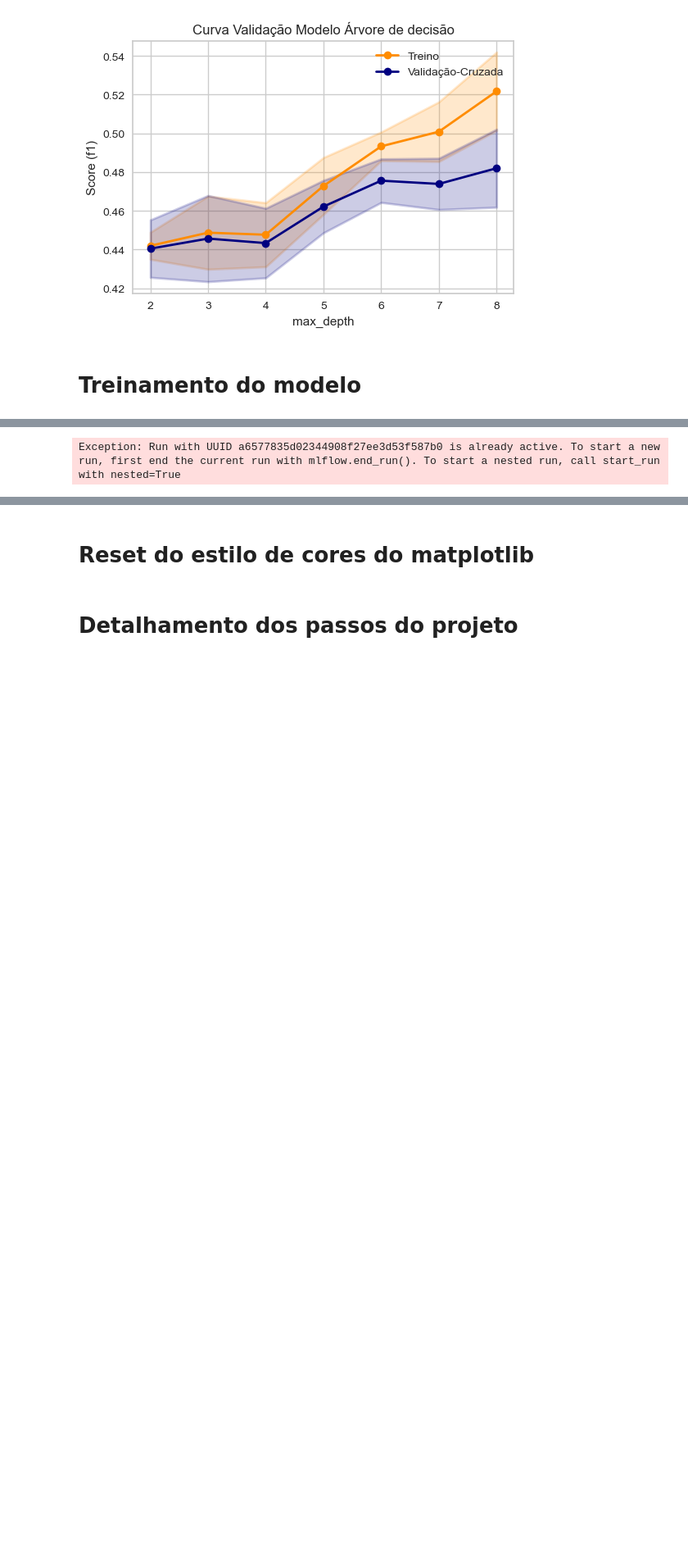
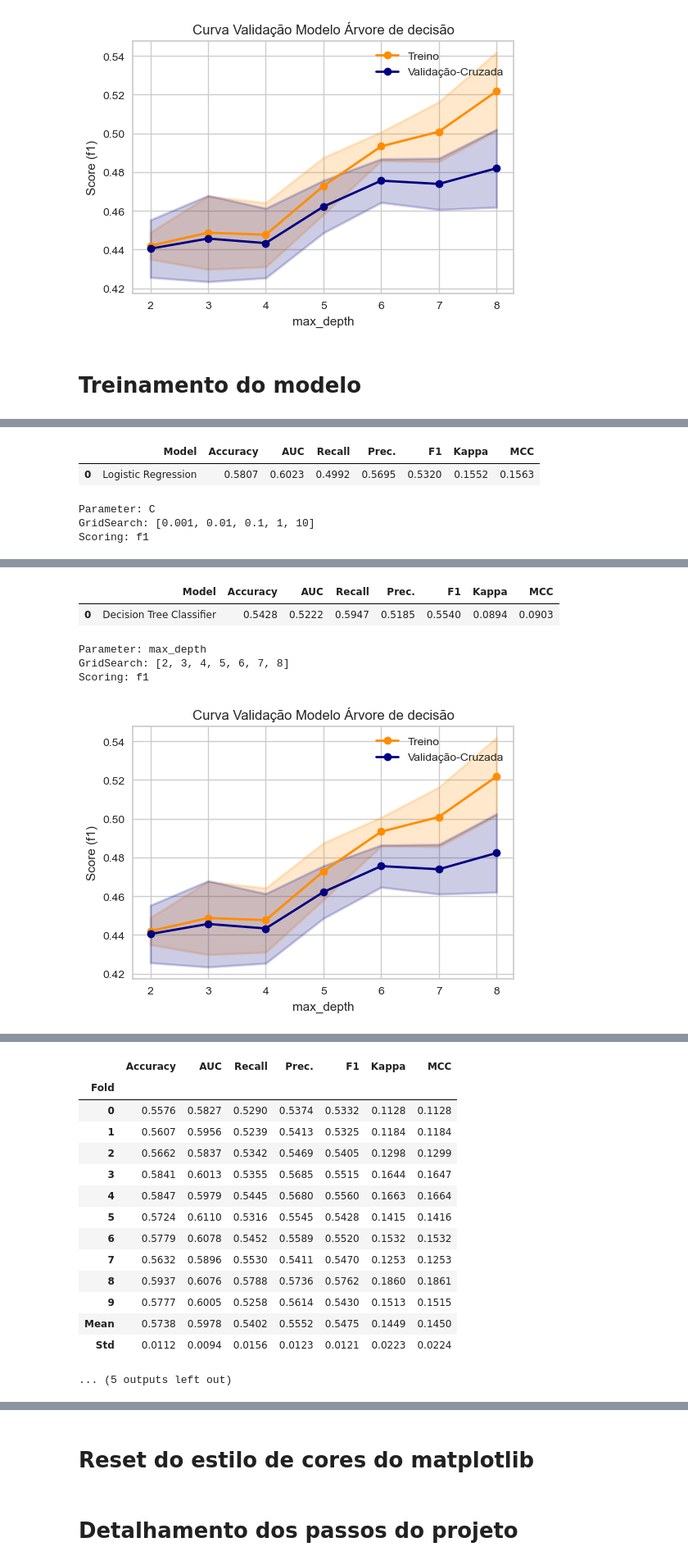
Before and after one commit to ralima/projeto-final-ml-eng, a Jupyter notebook: code/projeto_final.ipynb, the cells around one changed output, grey strips where cells are left out. Shown: that part at 82% size. Saved outputs shown, nothing was run; the diff lists cells and outputs as text; code cells hidden in the pictures; blank space fills up the shorter version.

```diff
--- a/code/projeto_final.ipynb
+++ b/code/projeto_final.ipynb
@@ -225,4 +230,8 @@ Scoring: f1
 # %%
+registered_model_name = 'modelo_kobe'
+nexamples = 5
+model_version = -1
+
 with mlflow.start_run(experiment_id=experiment_id, run_name = 'Treinamento'):
     # configura pycaret
     experiment = pycaret_classification.setup(
@@ -244,7 +253,7 @@ with mlflow.start_run(experiment_id=experiment_id, run_name = 'Treinamento'):
     yhat_test = experiment.predict_model(list_models[0])
     lr_image_name = plot_parameter_validation_curve(xtrain.drop(coluna_alvo, axis=1), ytrain, 'C', {'C': [0.001, 0.01, 0.1, 1, 10]}, list_models[0], 'Regressão Logística', 'f1', logx=True)
 
-    mlflow.log_artifact(lr_image_name, run_id=mlflow_run.info.run_id)
+    mlflow.log_artifact(lr_image_name)
 
     os.remove(lr_image_name)
 
@@ -268,5 +277,47 @@ with mlflow.start_run(experiment_id=experiment_id, run_name = 'Treinamento'):
     })
 
     # Finaliza o melhor modelo ( Regressão Logística)
-#    tune_model = experiment.tune_model(model)
+    tune_model = experiment.tune_model(list_models[0], optimize = 'f1', search_library = 'scikit-learn', search_algorithm = 'random',  n_iter = 4)
+
+    yhat_test = experiment.predict_model(tune_model)
+    mlflow.log_metrics({
+    'final_log_loss': log_loss(yhat_test.shot_made_flag, yhat_test.prediction_label),
+    'final_f1': f1_score(yhat_test.shot_made_flag, yhat_test.prediction_label)
+    })
+
+    final_model = experiment.finalize_model(tune_model)
+
+    # EXPORTA PARA LOG E REGISTRO DO MODELO FINAL
+
+    registered_model_name = 'modelo_kobe'
+    nexamples = 5
+
+    experiment.save_model(final_model, f'./{registered_model_name}')
+
+    # Carrega novamente o pipeline + bestmodel
+    model_pipe = experiment.load_model(f'./{registered_model_name}')
+    # Assinatura do Modelo Inferida pelo MLFlow
+
+    model_features = list(xtrain.drop(coluna_alvo, axis=1).columns)
+    inf_signature = infer_signature(xtrain[model_features], model_pipe.predict(xtrain.drop(coluna_alvo, axis=1)))
+    # Exemplo de entrada para o MLmodel
+    input_example = {x: xtrain[x].values[:nexamples] for x in model_features}
+    # Log do pipeline de modelagem do sklearn e registrar como uma nova versao
+    mlflow.sklearn.log_model(
+        sk_model=model_pipe,
+        artifact_path="sklearn-model",
+        registered_model_name=registered_model_name,
+        signature = inf_signature,
+        input_example = input_example
+    )
+    # Criacao do cliente do servico MLFlow e atualizacao versao modelo
+    client = MlflowClient()
+    if model_version == -1:
+        model_version = client.get_latest_versions(registered_model_name)[-1].version
+    # Registrar o modelo como staging
+    client.set_registered_model_alias(
+        name=registered_model_name,
+        version=model_version, # Verificar com usuario qual versao
+        alias="staging"
+    )
 # %% [output]
@@ -273 +346,5 @@ with mlflow.start_run(experiment_id=experiment_id, run_name = 'Treinamento'):
+|  | Model | Accuracy | AUC | Recall | Prec. | F1 | Kappa | MCC |
+| 0 | Logistic Regression | 0.5807 | 0.6023 | 0.4992 | 0.5695 | 0.5320 | 0.1552 | 0.1563 |
-Exception: Run with UUID a6577835d02344908f27ee3d53f587b0 is already active. To start a new run, first end the current run with mlflow.end_run(). To start a nested run, call start_run with nested=True
+Parameter: C
+GridSearch: [0.001, 0.01, 0.1, 1, 10]
+Scoring: f1
@@ -273,0 +352,6 @@ Exception: Run with UUID a6577835d02344908f27ee3d53f587b0 is already active. To
+|  | Model | Accuracy | AUC | Recall | Prec. | F1 | Kappa | MCC |
+| 0 | Decision Tree Classifier | 0.5428 | 0.5222 | 0.5947 | 0.5185 | 0.5540 | 0.0894 | 0.0903 |
+Parameter: max_depth
+GridSearch: [2, 3, 4, 5, 6, 7, 8]
+Scoring: f1
+[figure, added]
@@ -273,0 +359,15 @@ Exception: Run with UUID a6577835d02344908f27ee3d53f587b0 is already active. To
+|  | Accuracy | AUC | Recall | Prec. | F1 | Kappa | MCC |
+| Fold |  |  |  |  |  |  |  |
+| 0 | 0.5576 | 0.5827 | 0.5290 | 0.5374 | 0.5332 | 0.1128 | 0.1128 |
+| 1 | 0.5607 | 0.5956 | 0.5239 | 0.5413 | 0.5325 | 0.1184 | 0.1184 |
+| 2 | 0.5662 | 0.5837 | 0.5342 | 0.5469 | 0.5405 | 0.1298 | 0.1299 |
+| 3 | 0.5841 | 0.6013 | 0.5355 | 0.5685 | 0.5515 | 0.1644 | 0.1647 |
+| 4 | 0.5847 | 0.5979 | 0.5445 | 0.5680 | 0.5560 | 0.1663 | 0.1664 |
+| 5 | 0.5724 | 0.6110 | 0.5316 | 0.5545 | 0.5428 | 0.1415 | 0.1416 |
+| 6 | 0.5779 | 0.6078 | 0.5452 | 0.5589 | 0.5520 | 0.1532 | 0.1532 |
+| 7 | 0.5632 | 0.5896 | 0.5530 | 0.5411 | 0.5470 | 0.1253 | 0.1253 |
+| 8 | 0.5937 | 0.6076 | 0.5788 | 0.5736 | 0.5762 | 0.1860 | 0.1861 |
+| 9 | 0.5777 | 0.6005 | 0.5258 | 0.5614 | 0.5430 | 0.1513 | 0.1515 |
+| Mean | 0.5738 | 0.5978 | 0.5402 | 0.5552 | 0.5475 | 0.1449 | 0.1450 |
+| Std | 0.0112 | 0.0094 | 0.0156 | 0.0123 | 0.0121 | 0.0223 | 0.0224 |
+... (5 outputs left out)
```
Also changed, not shown: parts of 10 cells of this notebook, 43 other files.
